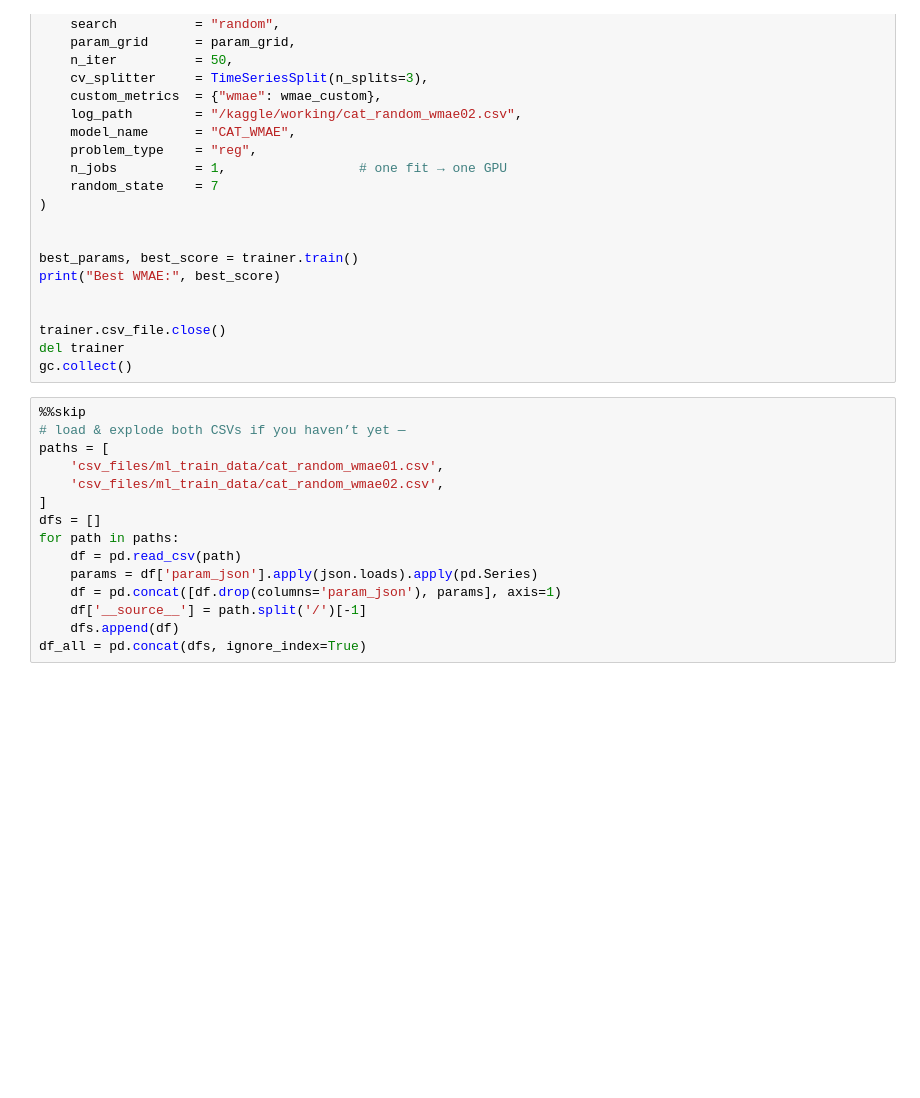
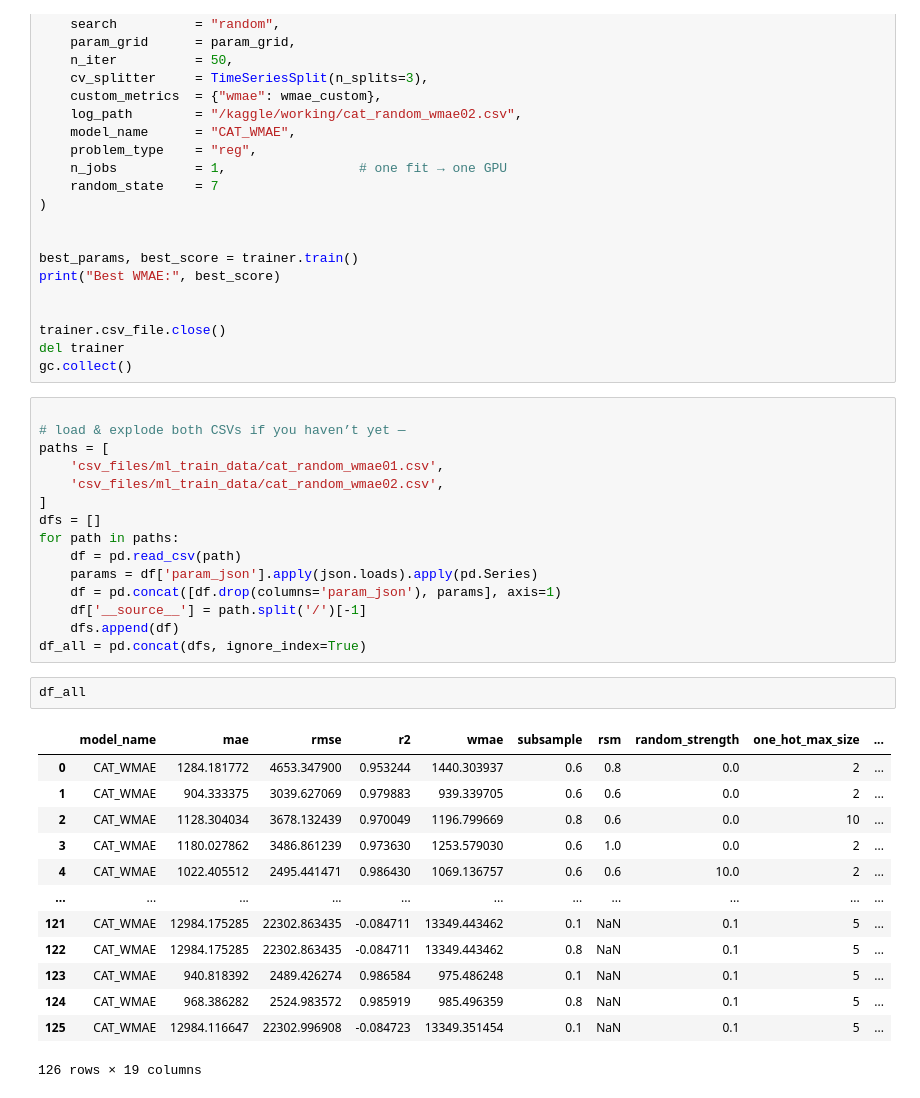
Before and after one commit to JorgeMMLRodrigues/ml_walmart_price, a Jupyter notebook: main.ipynb, the cells around one changed output. Saved outputs shown, nothing was run; the diff lists cells and outputs as text; blank space fills up the shorter version.

```diff
--- a/main.ipynb
+++ b/main.ipynb
@@ -3114,7 +3314,7 @@ trainer.csv_file.close()
 del trainer
 gc.collect()
 # %%
-%%skip
+
 # load & explode both CSVs if you haven’t yet —
 paths = [
     'csv_files/ml_train_data/cat_random_wmae01.csv',
@@ -3128,4 +3328,20 @@ for path in paths:
     df['__source__'] = path.split('/')[-1]
     dfs.append(df)
 df_all = pd.concat(dfs, ignore_index=True)
+# %%
+df_all
+# %% [output]
+|  | model_name | mae | rmse | r2 | wmae | subsample | rsm | random_strength | one_hot_max_size | ... |
+| 0 | CAT_WMAE | 1284.181772 | 4653.347900 | 0.953244 | 1440.303937 | 0.6 | 0.8 | 0.0 | 2 | ... |
+| 1 | CAT_WMAE | 904.333375 | 3039.627069 | 0.979883 | 939.339705 | 0.6 | 0.6 | 0.0 | 2 | ... |
+| 2 | CAT_WMAE | 1128.304034 | 3678.132439 | 0.970049 | 1196.799669 | 0.8 | 0.6 | 0.0 | 10 | ... |
+| 3 | CAT_WMAE | 1180.027862 | 3486.861239 | 0.973630 | 1253.579030 | 0.6 | 1.0 | 0.0 | 2 | ... |
+| 4 | CAT_WMAE | 1022.405512 | 2495.441471 | 0.986430 | 1069.136757 | 0.6 | 0.6 | 10.0 | 2 | ... |
+| ... | ... | ... | ... | ... | ... | ... | ... | ... | ... | ... |
+| 121 | CAT_WMAE | 12984.175285 | 22302.863435 | -0.084711 | 13349.443462 | 0.1 | NaN | 0.1 | 5 | ... |
+| 122 | CAT_WMAE | 12984.175285 | 22302.863435 | -0.084711 | 13349.443462 | 0.8 | NaN | 0.1 | 5 | ... |
+| 123 | CAT_WMAE | 940.818392 | 2489.426274 | 0.986584 | 975.486248 | 0.1 | NaN | 0.1 | 5 | ... |
+| 124 | CAT_WMAE | 968.386282 | 2524.983572 | 0.985919 | 985.496359 | 0.8 | NaN | 0.1 | 5 | ... |
+| 125 | CAT_WMAE | 12984.116647 | 22302.996908 | -0.084723 | 13349.351454 | 0.1 | NaN | 0.1 | 5 | ... |
+126 rows × 19 columns
 # %%
```
Also changed, not shown: parts of 31 cells of this notebook.
